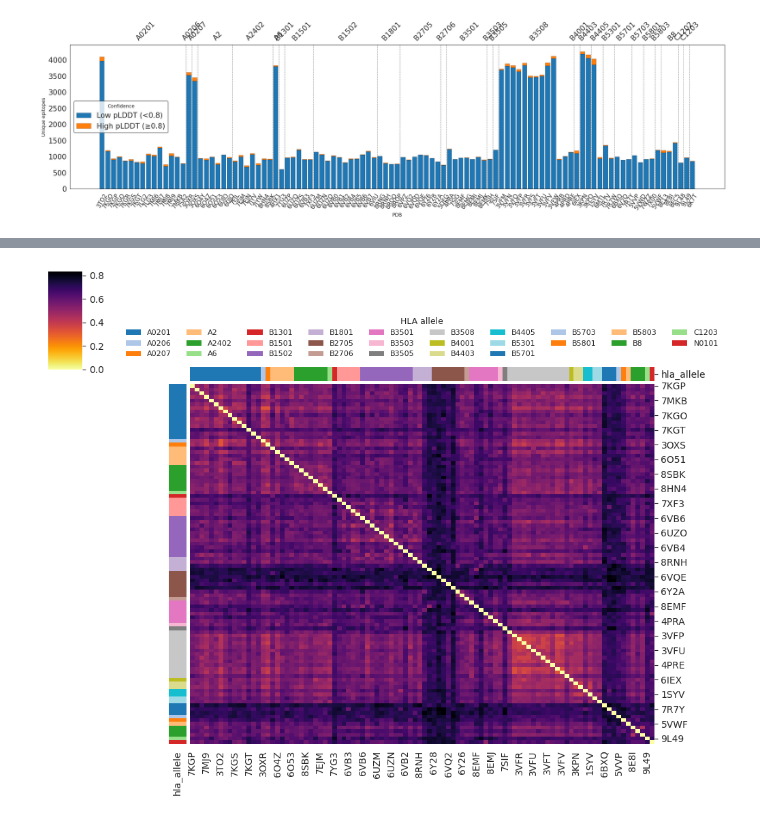
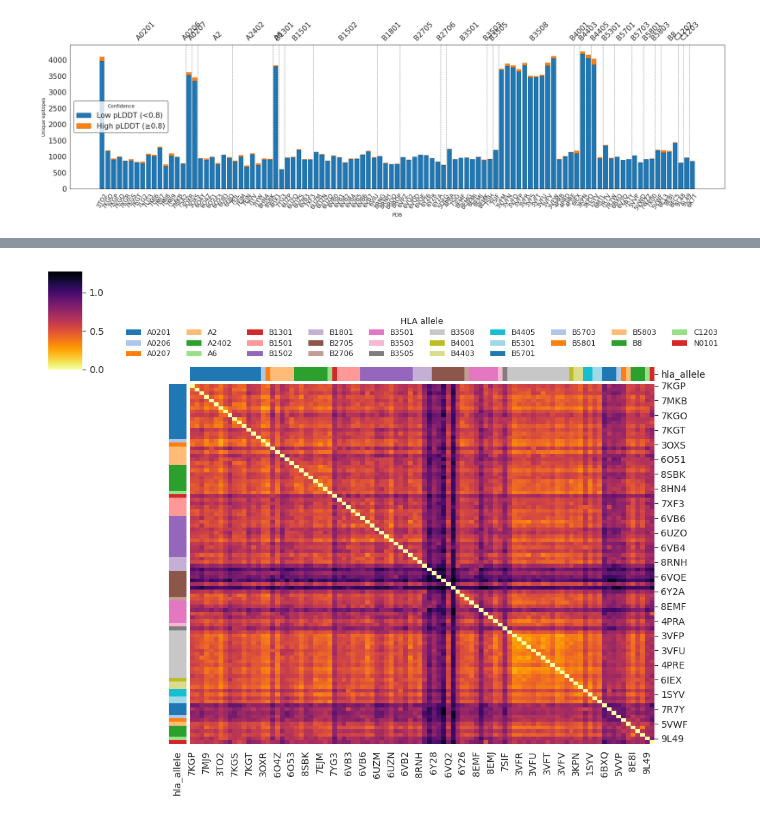
Before and after one commit to sermare/ESMCBA, a Jupyter notebook: jupyter_notebooks/rdfiffusion/RFD_eval.ipynb, the cells around one changed output, grey strips where cells are left out. Saved outputs shown, nothing was run; the diff lists cells and outputs as text; code cells hidden in the pictures.

```diff
--- a/jupyter_notebooks/rdfiffusion/RFD_eval.ipynb
+++ b/jupyter_notebooks/rdfiffusion/RFD_eval.ipynb
@@ -636,0 +789,2 @@ plt.show()
+# %%
+contacts = contacts.drop_duplicates()
@@ -636,0 +849,30 @@ plt.show()
+# %%
+cov = {c: (contacts[contacts.min_distance<=c]
+           .drop_duplicates(["pdb_id","ep_chain","ep_resnum"]).shape[0])
+       for c in cutoffs}
+# pd.Series(cov, name="unique_epitope_res").to_csv(
+#     outdir/"cutoff_coverage.tsv", sep="\t"
+# )
+# pd.Series(cov)
+
+# %% 8 Distance histogram
+plt.figure(figsize=(6,4))
+plt.hist(contacts["min_distance"], bins=np.arange(0, max(cutoffs)+0.1, 0.1),
+         density=True)
+for c in cutoffs:
+    plt.axvline(c, ls="--", lw=0.8, label=f"{c} Å")
+plt.xlabel("Heavy-atom distance (Å)")
+plt.ylabel("Density"); plt.legend(); plt.tight_layout()
+# plt.savefig(outdir/"distance_hist.png", dpi=300)
+
+plt.show()
+# %% 9 Contact-count distribution  (≤3 Å as example)
+counts = (contacts[contacts.min_distance<=3]
+          .groupby(["pdb_id","ep_chain","ep_resnum"]).size())
+plt.figure(figsize=(6,4))
+plt.hist(counts, bins=np.arange(1, counts.max()+2)-0.5, align="mid")
+plt.axvline(4, ls="--", color="k", label="4 contacts")
+plt.xlabel("Contacts per epitope residue (≤3 Å)")
+plt.ylabel("Frequency"); plt.legend(); plt.tight_layout()
+# plt.savefig(outdir/"contact_count_hist.png", dpi=300)
+plt.show()
@@ -1535,8 +1877,10 @@ def pwm_distance(M1, M2, metric="js"):
         return np.mean([jensenshannon(M1[i], M2[i]) for i in range(M1.shape[0])])
     elif metric == "l1":     # simple L1 difference
         return np.sum(np.abs(M1 - M2))
+    elif metric == "euclid": # Euclidean distance averaged over positions
+        return np.mean([np.linalg.norm(M1[i] - M2[i]) for i in range(M1.shape[0])])
     else:
-        raise ValueError("metric must be 'js' or 'l1'")
+        raise ValueError("metric must be 'js', 'l1' or 'euclid'")
 
 def pwm_distance_matrix(metric="js"):
     n = len(pdb_ids)
@@ -1548,3 +1892,4 @@ def pwm_distance_matrix(metric="js"):
 
 pwm_js   = pwm_distance_matrix(metric="js")   # divergence    (0 == identical)
 pwm_l1   = pwm_distance_matrix(metric="l1")   # absolute diff (0 == identical)
+pwm_euclid = pwm_distance_matrix(metric="euclid")  # Euclidean
@@ -1561,8 +1922,8 @@ pdb2hla = (
 )
 
 # fallback label for structures where HLA wasn’t detected
-pwm_js = pwm_js.loc[pdb2hla.index.intersection(pwm_js.index)]  # keep only mapped PDBs
-pdb2hla = pdb2hla.reindex(pwm_js.index).fillna('UNK')
+pwm_euclid = pwm_euclid.loc[pdb2hla.index.intersection(pwm_euclid.index)]  # keep only mapped PDBs
+pdb2hla = pdb2hla.reindex(pwm_euclid.index).fillna('UNK')
 
 # -------------------------------------------------------------
 # 2 .  Re-order the matrix by HLA group, then by PDB
@@ -1573,7 +1934,7 @@ order = (
     .index
 )
 
-M = pwm_js.loc[order, order]            # reordered similarity matrix
+M = pwm_euclid.loc[order, order]            # reordered similarity matrix
 hla_order = pdb2hla.loc[order]          # parallel HLA list
 
 # -------------------------------------------------------------
@@ -1605,35 +1966,35 @@ g = sns.clustermap(
 group_sizes = hla_order.value_counts(sort=False).loc[unique_hla].values
 cuts = np.cumsum(group_sizes)
 
 for cut in cuts[:-1]:                       # skip last cumulative (matrix edge)
     g.ax_heatmap.axhline(cut,  color='white', lw=0)
     g.ax_heatmap.axvline(cut,  color='white', lw=0)
 
 # -------------------------------------------------------------
 # 6 .  Pretty titles & legend
 # -------------------------------------------------------------
 # g.ax_heatmap.set_title('PWM-L1 dissimilarity of peptide sets (grouped by HLA)', pad=16)
 
 # Build a tiny legend for the stripe colours
 for hla, col in color_map.items():
     g.ax_col_dendrogram.bar(0, 0, color=col, label=hla, linewidth=0)
 g.ax_col_dendrogram.legend(
     loc='lower center',
     ncol=10,
     title='HLA allele',
     frameon=False,
     fontsize=8,
     title_fontsize=9
 )
 
 output_dir = '/global/scratch/users/sergiomar10/ESMCBA/ESMCBA/figures/'
 os.makedirs(output_dir, exist_ok=True)
-output_path = os.path.join(output_dir, f'HLA_MATRIX.pdf')
+output_path = os.path.join(output_dir, f'HLA_MATRIX_EUCLEADIAN.pdf')
 plt.savefig(output_path, bbox_inches='tight')
 
 plt.show()
 # %% [output]
-[figure, old version]
+[figure, new version]
 # %%
 from scipy.spatial.distance import jensenshannon
 from Bio import pairwise2                         # Biopython local-align for unequal lengths
```
Also changed, not shown: parts of 21 cells of this notebook.
